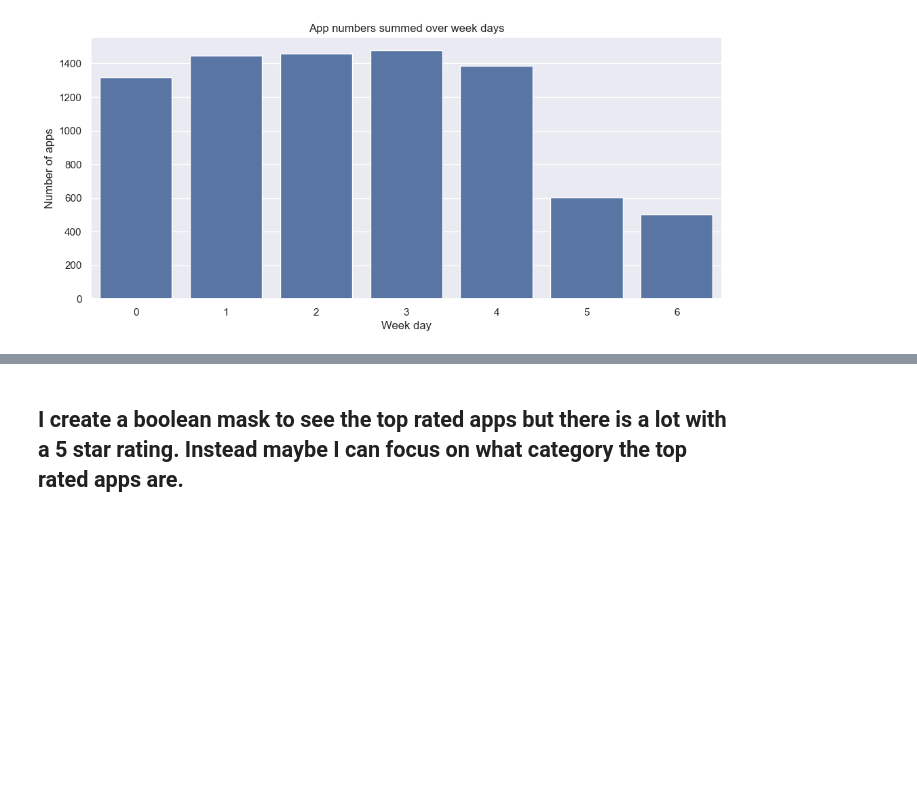
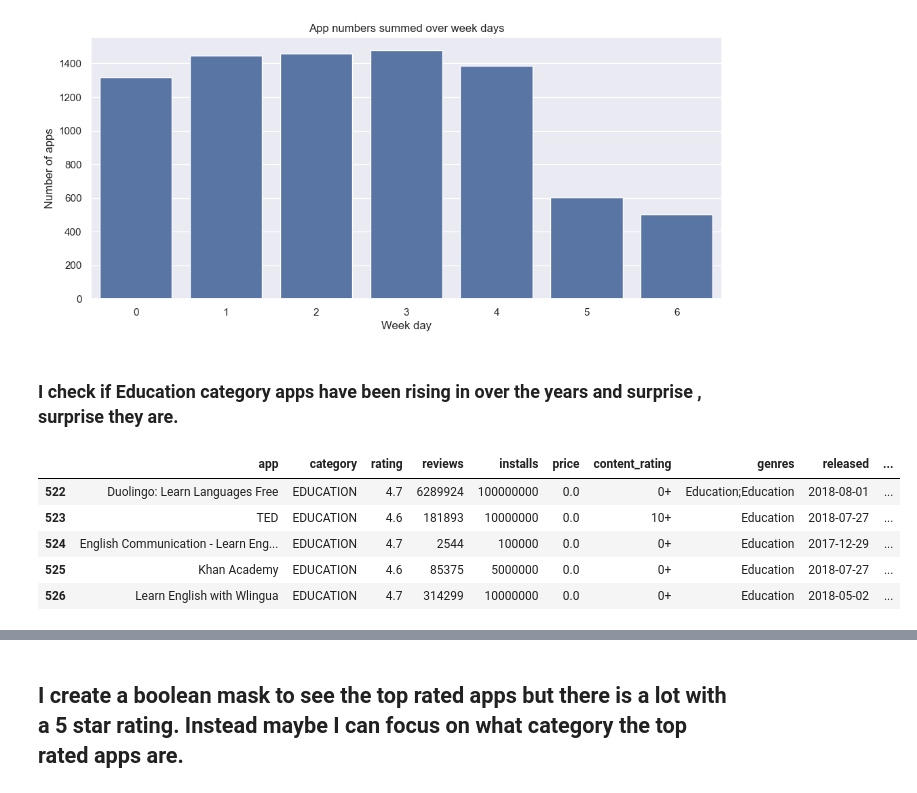
Before and after one commit to tanzhu91/google_playstore, a Jupyter notebook: playstore_ETL_EDA.ipynb, the cells around one changed output, grey strips where cells are left out. Saved outputs shown, nothing was run; the diff lists cells and outputs as text; code cells hidden in the pictures; blank space fills up the shorter version.

```diff
--- a/playstore_ETL_EDA.ipynb
+++ b/playstore_ETL_EDA.ipynb
@@ -560,3 +469,15 @@ plt.ylabel('Number of apps')
 plt.title('App numbers summed over week days');
 # %% [output]
 [figure]
+# %% [markdown]
+### I check if Education category apps have been rising in over the years and surprise , surprise they are.
+# %%
+data_education_category = data_clean[data_clean['category'].str.startswith('EDU')]
+data_education_category.head(5)
+# %% [output]
+|  | app | category | rating | reviews | installs | price | content_rating | genres | released | ... |
+| 522 | Duolingo: Learn Languages Free | EDUCATION | 4.7 | 6289924 | 100000000 | 0.0 | 0+ | Education;Education | 2018-08-01 | ... |
+| 523 | TED | EDUCATION | 4.6 | 181893 | 10000000 | 0.0 | 10+ | Education | 2018-07-27 | ... |
+| 524 | English Communication - Learn Eng... | EDUCATION | 4.7 | 2544 | 100000 | 0.0 | 0+ | Education | 2017-12-29 | ... |
+| 525 | Khan Academy | EDUCATION | 4.6 | 85375 | 5000000 | 0.0 | 0+ | Education | 2018-07-27 | ... |
+| 526 | Learn English with Wlingua | EDUCATION | 4.7 | 314299 | 10000000 | 0.0 | 0+ | Education | 2018-05-02 | ... |
```
Also changed, not shown: parts of 12 cells of this notebook.
